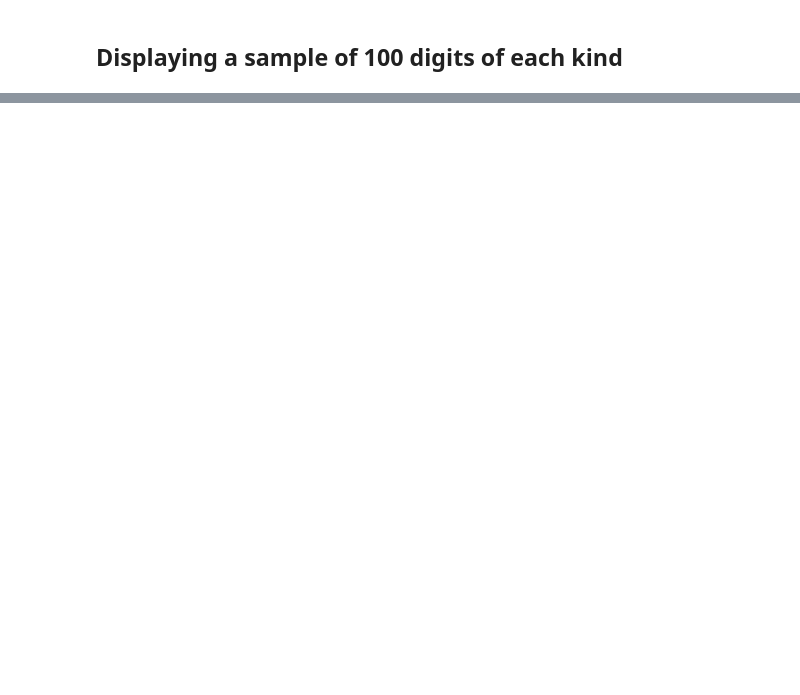
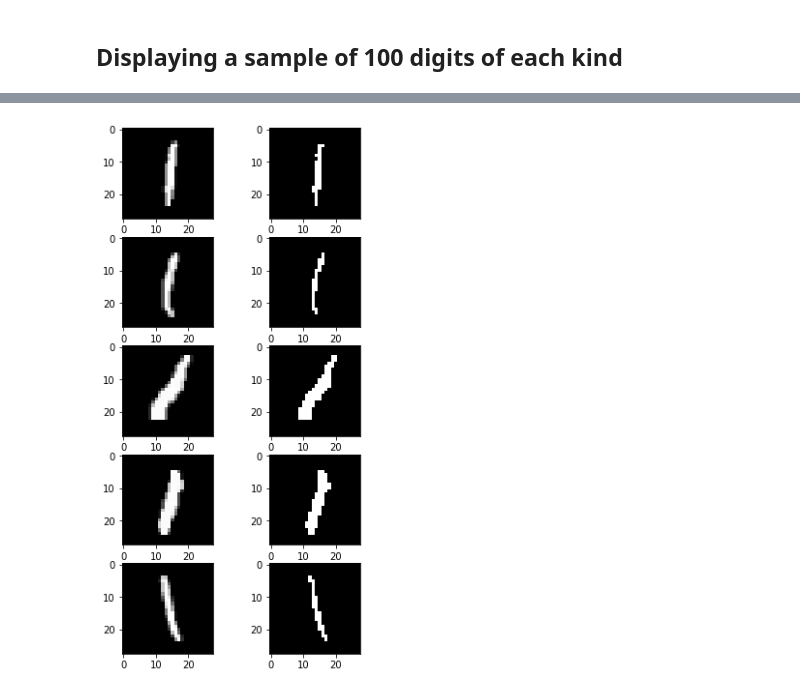
Before and after one commit to MiksuJak/mnist_recognition_project, a Jupyter notebook: digits_display.ipynb, the cells around one changed output, grey strips where cells are left out. Saved outputs shown, nothing was run; the diff lists cells and outputs as text; code cells hidden in the pictures; blank space fills up the shorter version.

```diff
--- a/digits_display.ipynb
+++ b/digits_display.ipynb
@@ -92,0 +146,4 @@ DisplaySampleOfDigit(9)
+# %%
+compareNRandomDigitPlots(1,5)
+# %% [output]
+[figure, added]
```
Also changed, not shown: parts of 25 cells of this notebook.
